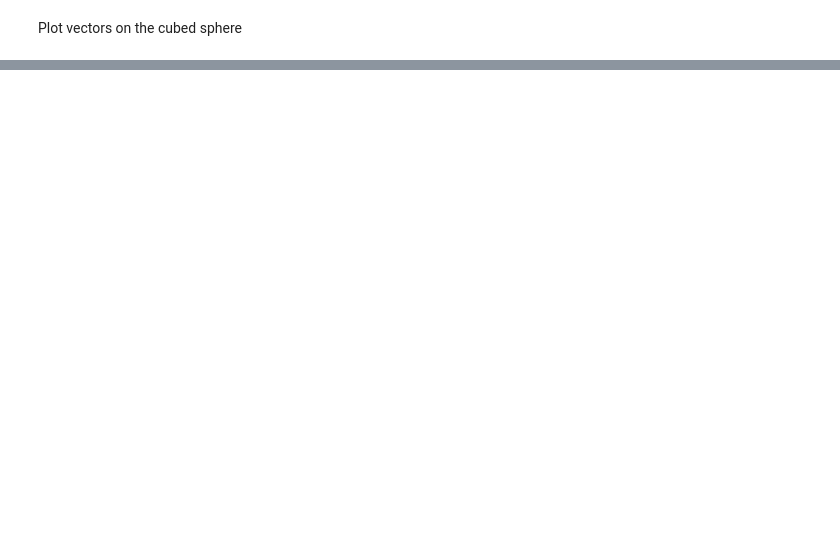
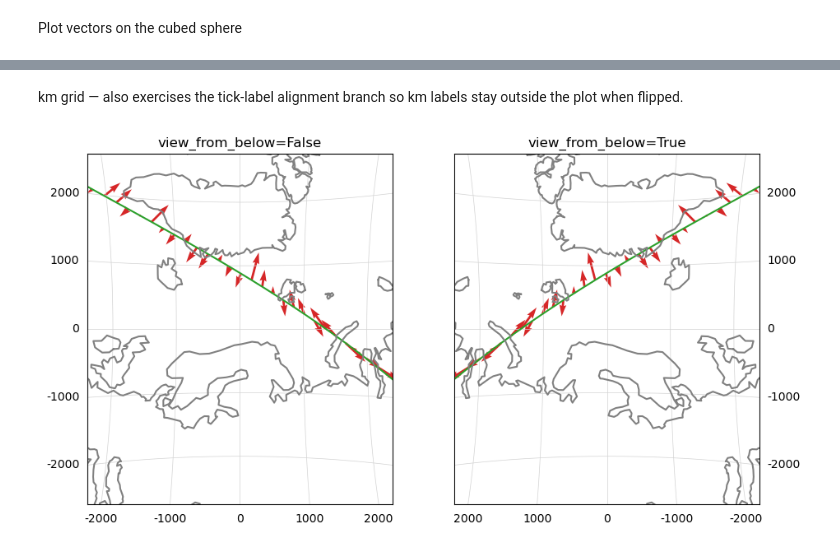
Before and after one commit to klaundal/secsy, a Jupyter notebook: notebooks/ao_001_csplot.ipynb, the cells around one changed output, grey strips where cells are left out. Saved outputs shown, nothing was run; the diff lists cells and outputs as text; code cells hidden in the pictures; blank space fills up the shorter version.

```diff
--- a/notebooks/ao_001_csplot.ipynb
+++ b/notebooks/ao_001_csplot.ipynb
@@ -105,0 +128,18 @@ csax0.add_coastlines(color='grey')
+# %%
+q_lon, q_lat = np.meshgrid(np.arange(-30, 60, 20), np.arange(55, 86, 8))
+q_lon = q_lon.ravel()
+q_lat = q_lat.ravel()
+
+east_e  = np.ones_like(q_lon, dtype=float)
+east_n  = np.zeros_like(q_lon, dtype=float)
+north_e = np.zeros_like(q_lon, dtype=float)
+north_n = np.ones_like(q_lon, dtype=float)
+
+fig, axs = plt.subplots(1, 2, figsize=(10, 5))
+for ax, vfb in zip(axs, [False, True]):
+    csax = cs.CSplot(ax, grid, gridtype='geo', view_from_below=vfb)
+    csax.add_coastlines(color='grey')
+    csax.quiver(east_e,  east_n,  q_lon, q_lat, color='C3', scale=25, width=0.005)
+    csax.quiver(north_e, north_n, q_lon, q_lat, color='C0', scale=25, width=0.005)
+    ax.set_title(f'view_from_below={vfb}  (red=east, blue=north)')
+fig.tight_layout()
@@ -105,0 +148,13 @@ csax0.add_coastlines(color='grey')
+# %% [markdown]
+km grid — also exercises the tick-label alignment branch so km labels stay outside the plot when flipped.
+# %%
+fig, axs = plt.subplots(1, 2, figsize=(10, 5))
+for ax, vfb in zip(axs, [False, True]):
+    csax = cs.CSplot(ax, grid, gridtype='km', view_from_below=vfb)
+    csax.plot(sat['lon'], sat['lat'], color='C2')
+    csax.quiver(sat['data'], -sat['data'], sat['lon'], sat['lat'], color='C3')
+    csax.add_coastlines(color='grey')
+    ax.set_title(f'view_from_below={vfb}')
+fig.tight_layout()
+# %% [output]
+[figure, added]
```
Also changed, not shown: parts of 9 cells of this notebook, 1 other file.
